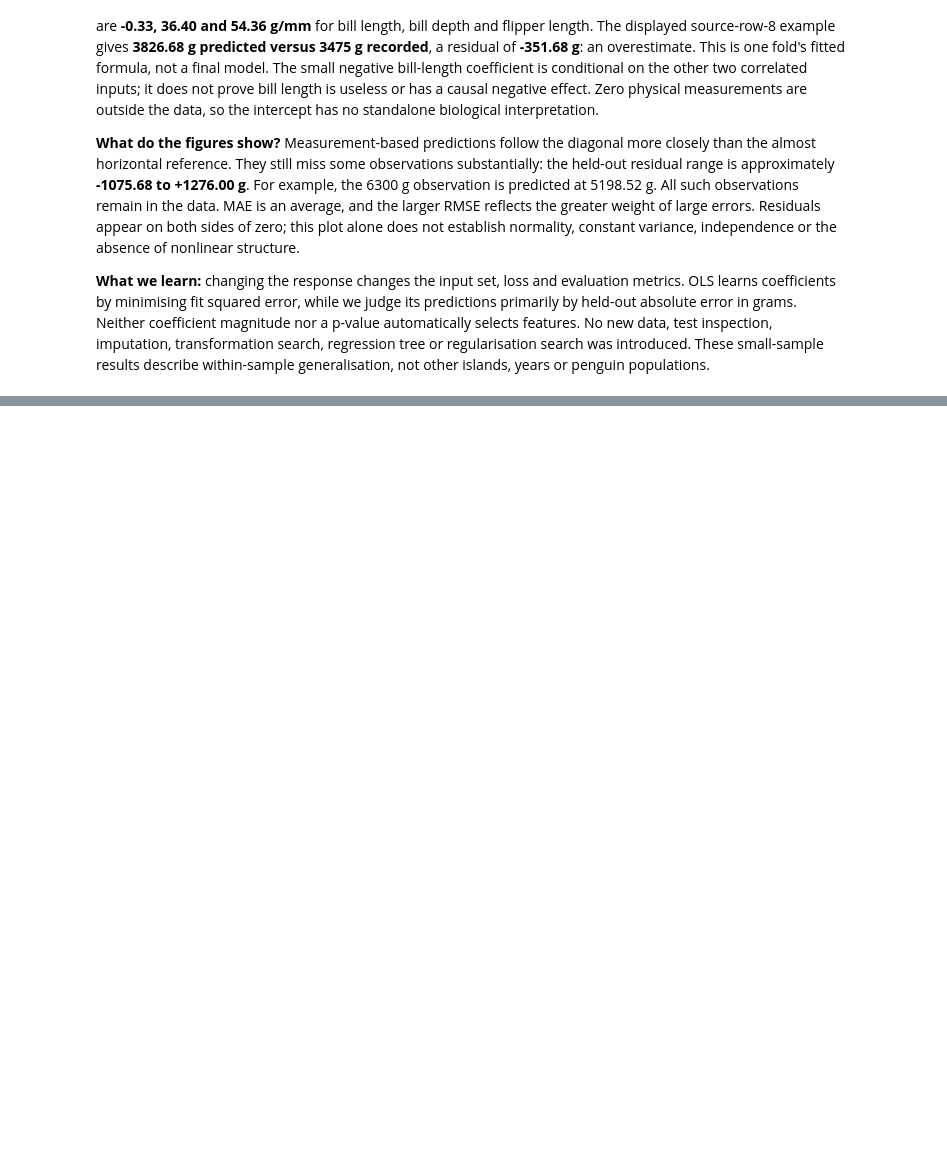
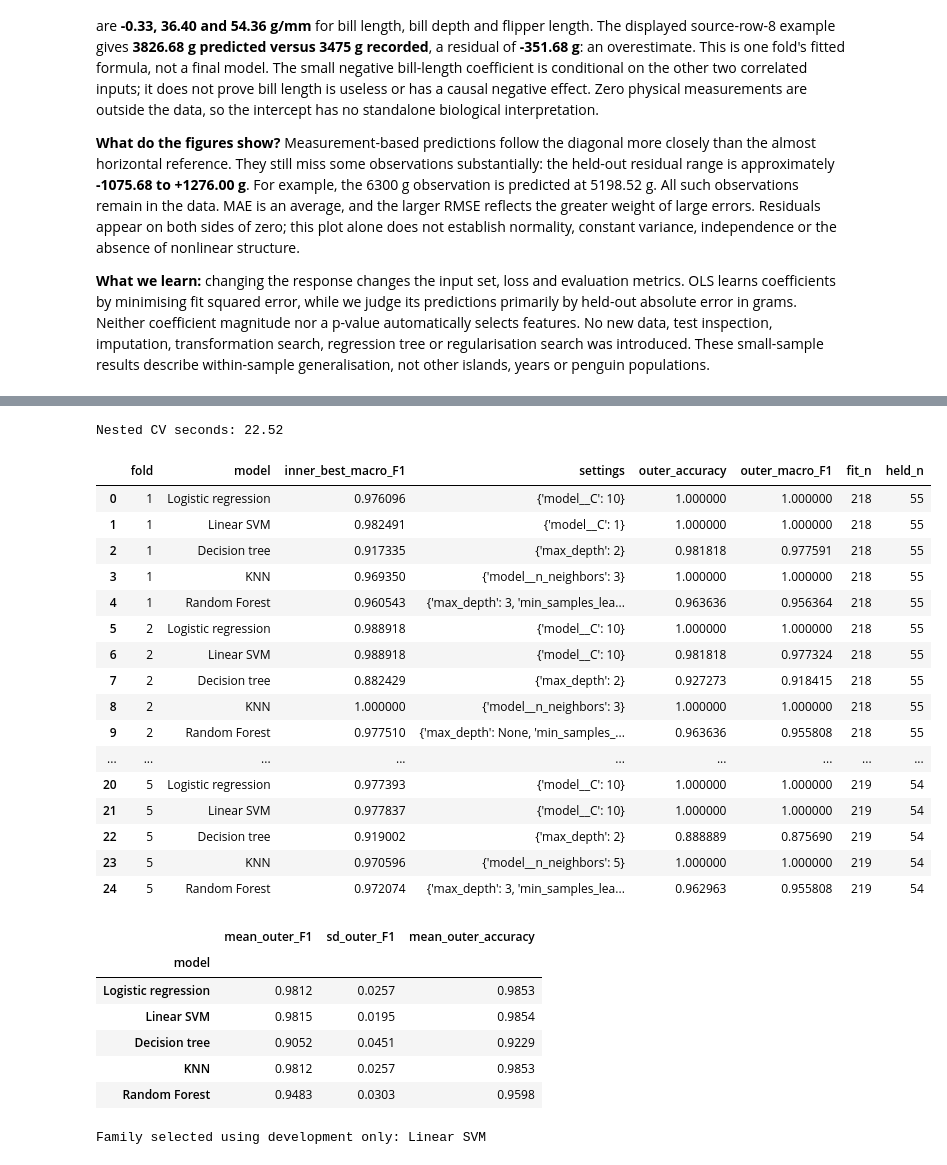
Before and after one commit to marcosrobinat2/penguins-ml-submission, a Jupyter notebook: 02_supervised_learning.ipynb, the cells around one changed output, grey strips where cells are left out. Saved outputs shown, nothing was run; the diff lists cells and outputs as text; code cells hidden in the pictures; blank space fills up the shorter version.

```diff
--- a/02_supervised_learning.ipynb
+++ b/02_supervised_learning.ipynb
@@ -1438,0 +1465,80 @@ AI assistance was used for explanations, Python drafts, debugging and editing. T
+# %%
+from sklearn.base import clone
+from sklearn.model_selection import GridSearchCV
+from sklearn.neighbors import KNeighborsClassifier
+from sklearn.ensemble import RandomForestClassifier
+from sklearn.tree import DecisionTreeClassifier
+from sklearn.svm import SVC
+from time import perf_counter
+
+families = {
+    'Logistic regression': (Pipeline([('scale', StandardScaler()),
+        ('model', LogisticRegression(solver='lbfgs', max_iter=1000))]), {'model__C': [0.1, 1, 10]}),
+    'Linear SVM': (Pipeline([('scale', StandardScaler()),
+        ('model', SVC(kernel='linear', max_iter=10000))]), {'model__C': [0.1, 1, 10]}),
+    'Decision tree': (DecisionTreeClassifier(min_samples_leaf=5, random_state=SEED),
+        {'max_depth': [2, 3, 4, 5]}),
+    'KNN': (Pipeline([('scale', StandardScaler()), ('model', KNeighborsClassifier())]),
+        {'model__n_neighbors': [3, 5, 9]}),
+    'Random Forest': (RandomForestClassifier(n_estimators=100, max_features='sqrt',
+        random_state=SEED, n_jobs=1), {'max_depth': [3, None], 'min_samples_leaf': [1, 5]}),
+}
+nested_predictions = pd.DataFrame(index=y_train.index, columns=families, dtype=object)
+nested_rows = []
+started = perf_counter()
+for outer_round, (fit_pos, held_pos) in enumerate(folds, 1):
+    X_fit, y_fit = X_train.iloc[fit_pos], y_train.iloc[fit_pos]
+    X_held, y_held = X_train.iloc[held_pos], y_train.iloc[held_pos]
+    assert set(X_fit.index).isdisjoint(X_held.index)
+    assert set(X_fit.index).union(X_held.index).isdisjoint(test_ids)
+    inner_cv = StratifiedKFold(n_splits=3, shuffle=True, random_state=SEED)
+    for name, (estimator, grid) in families.items():
+        search = GridSearchCV(clone(estimator), grid, scoring='f1_macro', cv=inner_cv,
+                              refit=True, n_jobs=1, error_score='raise')
+        with warnings.catch_warnings():
+            warnings.simplefilter('error', ConvergenceWarning)
+            search.fit(X_fit, y_fit)  # Inner fits/select, then refit outer-fit rows only.
+        prediction = search.predict(X_held)  # Outer assessment, no further fit.
+        nested_predictions.loc[X_held.index, name] = prediction
+        nested_rows.append({'fold': outer_round, 'model': name,
+            'inner_best_macro_F1': search.best_score_, 'settings': str(search.best_params_),
+            'outer_accuracy': accuracy_score(y_held, prediction),
+            'outer_macro_F1': f1_score(y_held, prediction, average='macro'),
+            'fit_n': len(X_fit), 'held_n': len(X_held)})
+assert nested_predictions.notna().all().all()
+nested_results = pd.DataFrame(nested_rows)
+nested_summary = nested_results.groupby('model', sort=False).agg(
+    mean_outer_F1=('outer_macro_F1', 'mean'), sd_outer_F1=('outer_macro_F1', 'std'),
+    mean_outer_accuracy=('outer_accuracy', 'mean'))
+selected_family = nested_summary['mean_outer_F1'].idxmax()
+print('Nested CV seconds:', round(perf_counter()-started, 2))
+display(nested_results)
+display(nested_summary.round(4))
+print('Family selected using development only:', selected_family)
+# %% [output]
+Nested CV seconds: 22.52
+|  | fold | model | inner_best_macro_F1 | settings | outer_accuracy | outer_macro_F1 | fit_n | held_n |
+| 0 | 1 | Logistic regression | 0.976096 | {'model__C': 10} | 1.000000 | 1.000000 | 218 | 55 |
+| 1 | 1 | Linear SVM | 0.982491 | {'model__C': 1} | 1.000000 | 1.000000 | 218 | 55 |
+| 2 | 1 | Decision tree | 0.917335 | {'max_depth': 2} | 0.981818 | 0.977591 | 218 | 55 |
+| 3 | 1 | KNN | 0.969350 | {'model__n_neighbors': 3} | 1.000000 | 1.000000 | 218 | 55 |
+| 4 | 1 | Random Forest | 0.960543 | {'max_depth': 3, 'min_samples_lea... | 0.963636 | 0.956364 | 218 | 55 |
+| 5 | 2 | Logistic regression | 0.988918 | {'model__C': 10} | 1.000000 | 1.000000 | 218 | 55 |
+| 6 | 2 | Linear SVM | 0.988918 | {'model__C': 10} | 0.981818 | 0.977324 | 218 | 55 |
+| 7 | 2 | Decision tree | 0.882429 | {'max_depth': 2} | 0.927273 | 0.918415 | 218 | 55 |
+| 8 | 2 | KNN | 1.000000 | {'model__n_neighbors': 3} | 1.000000 | 1.000000 | 218 | 55 |
+| 9 | 2 | Random Forest | 0.977510 | {'max_depth': None, 'min_samples_... | 0.963636 | 0.955808 | 218 | 55 |
+| ... | ... | ... | ... | ... | ... | ... | ... | ... |
+| 20 | 5 | Logistic regression | 0.977393 | {'model__C': 10} | 1.000000 | 1.000000 | 219 | 54 |
+| 21 | 5 | Linear SVM | 0.977837 | {'model__C': 10} | 1.000000 | 1.000000 | 219 | 54 |
+| 22 | 5 | Decision tree | 0.919002 | {'max_depth': 2} | 0.888889 | 0.875690 | 219 | 54 |
+| 23 | 5 | KNN | 0.970596 | {'model__n_neighbors': 5} | 1.000000 | 1.000000 | 219 | 54 |
+| 24 | 5 | Random Forest | 0.972074 | {'max_depth': 3, 'min_samples_lea... | 0.962963 | 0.955808 | 219 | 54 |
+|  | mean_outer_F1 | sd_outer_F1 | mean_outer_accuracy |
+| model |  |  |  |
+| Logistic regression | 0.9812 | 0.0257 | 0.9853 |
+| Linear SVM | 0.9815 | 0.0195 | 0.9854 |
+| Decision tree | 0.9052 | 0.0451 | 0.9229 |
+| KNN | 0.9812 | 0.0257 | 0.9853 |
+| Random Forest | 0.9483 | 0.0303 | 0.9598 |
+Family selected using development only: Linear SVM
```
Also changed, not shown: parts of 11 cells of this notebook, 3 other files.
